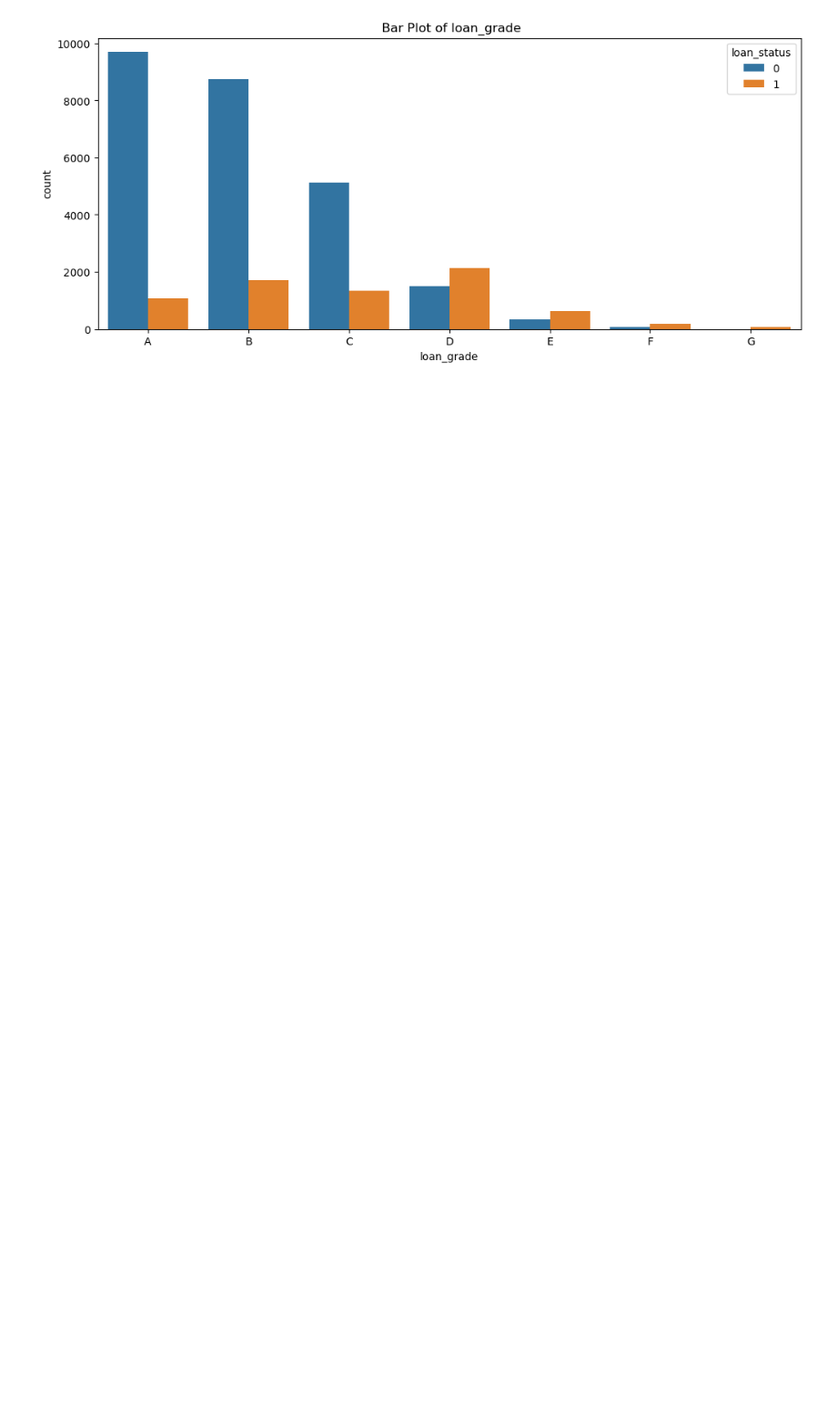
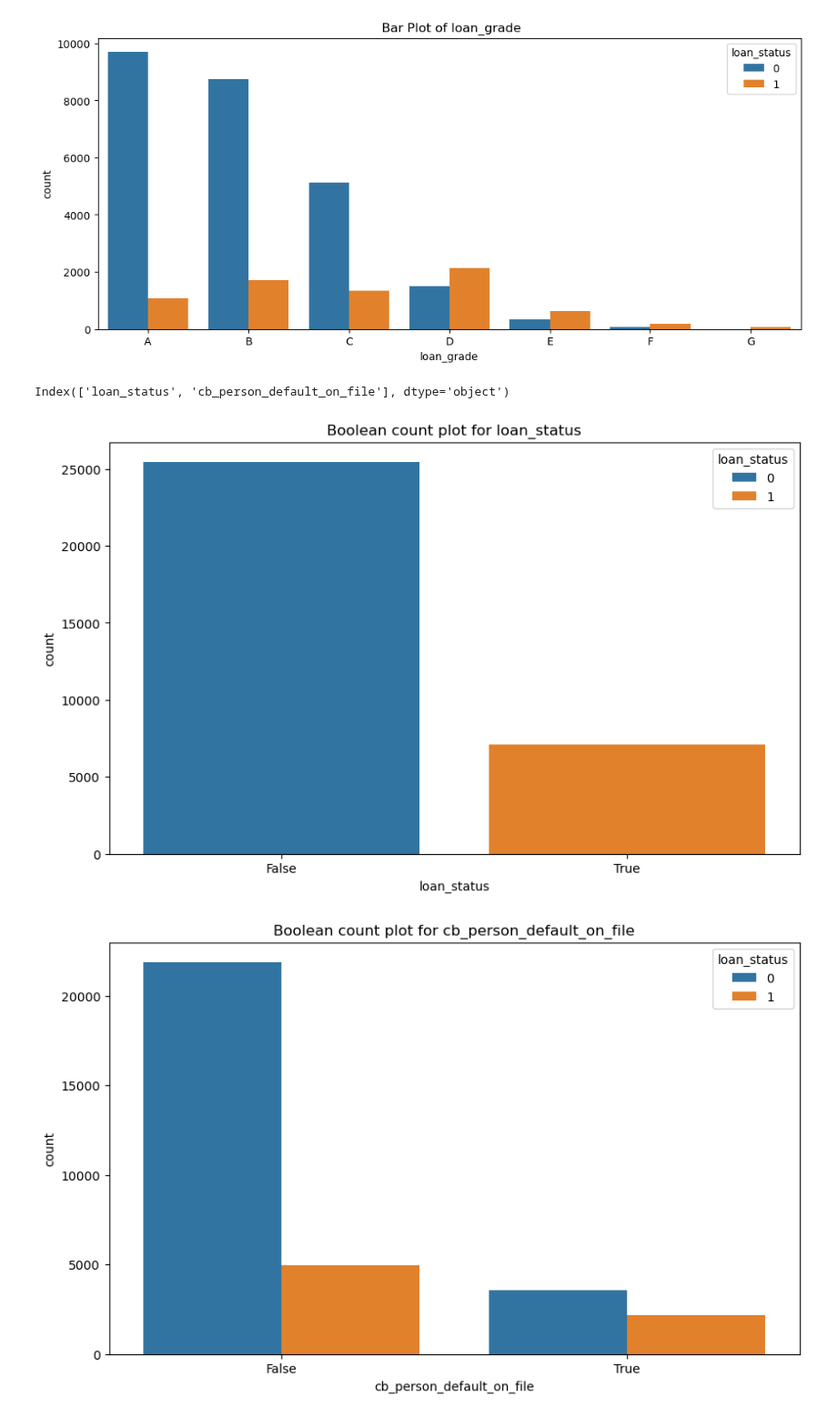
Before and after one commit to BillyBrothers/credit-risk-modeling, a Jupyter notebook: notebooks/EDA.ipynb, the cells around one changed output. Shown at 91% size. Saved outputs shown, nothing was run; the diff lists cells and outputs as text; code cells hidden in the pictures; blank space fills up the shorter version.

Commit message:
added count plot for boolean features.

```diff
--- a/notebooks/EDA.ipynb
+++ b/notebooks/EDA.ipynb
@@ -421,3 +420,23 @@ for categorical_feature in categorical_features:
 [figure]
 [figure]
 [figure]
+# %%
+bool_features = credit_risk_dataset.select_dtypes(
+    include = 'bool'
+    ).columns
+# %%
+bool_features
+# %% [output]
+Index(['loan_status', 'cb_person_default_on_file'], dtype='object')
+# %%
+for bool_feature in bool_features:
+    plt.figure(figsize=(10,6))
+    sns.countplot(
+        data= credit_risk_dataset,
+        x= bool_feature,
+        hue=target
+        )
+    plt.title(f"Boolean count plot for {bool_feature}")
+# %% [output]
+[figure, added]
+[figure, added]
```
Also changed, not shown: parts of 1 cell of this notebook.
